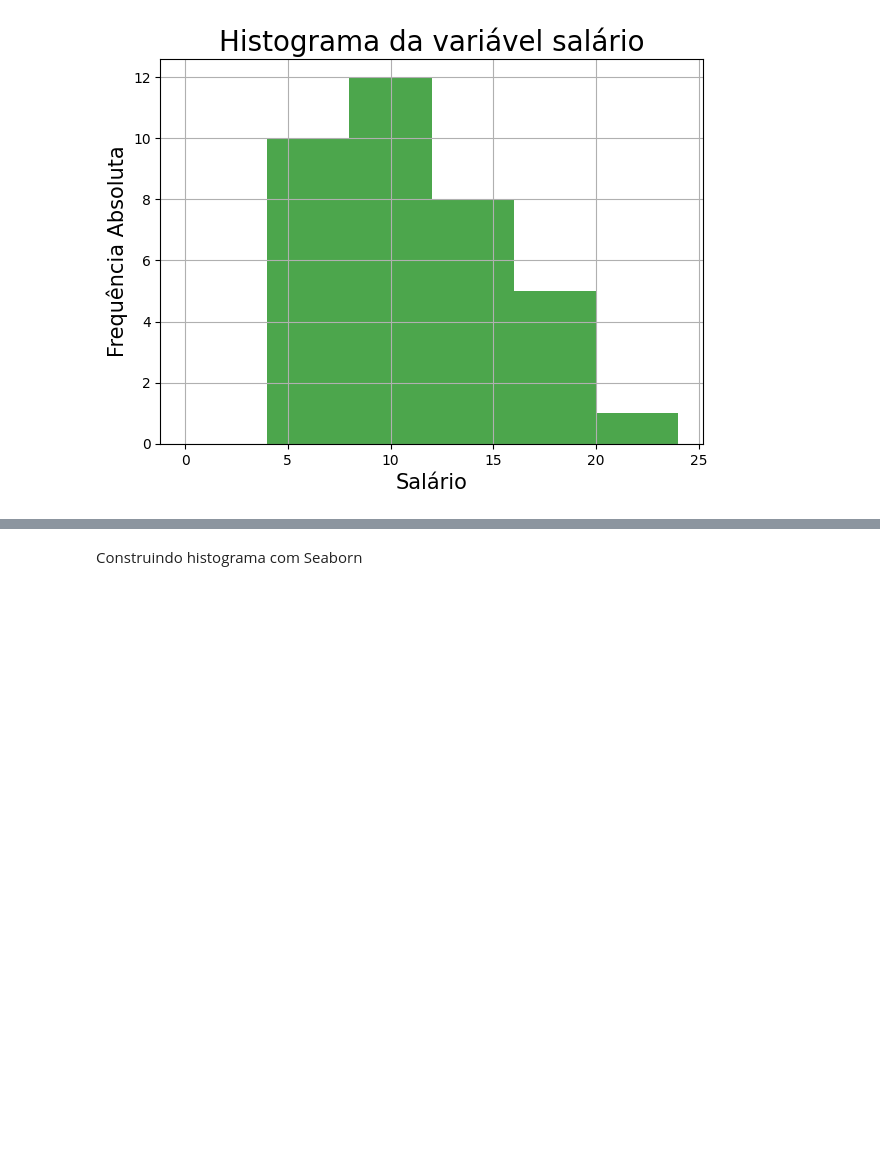
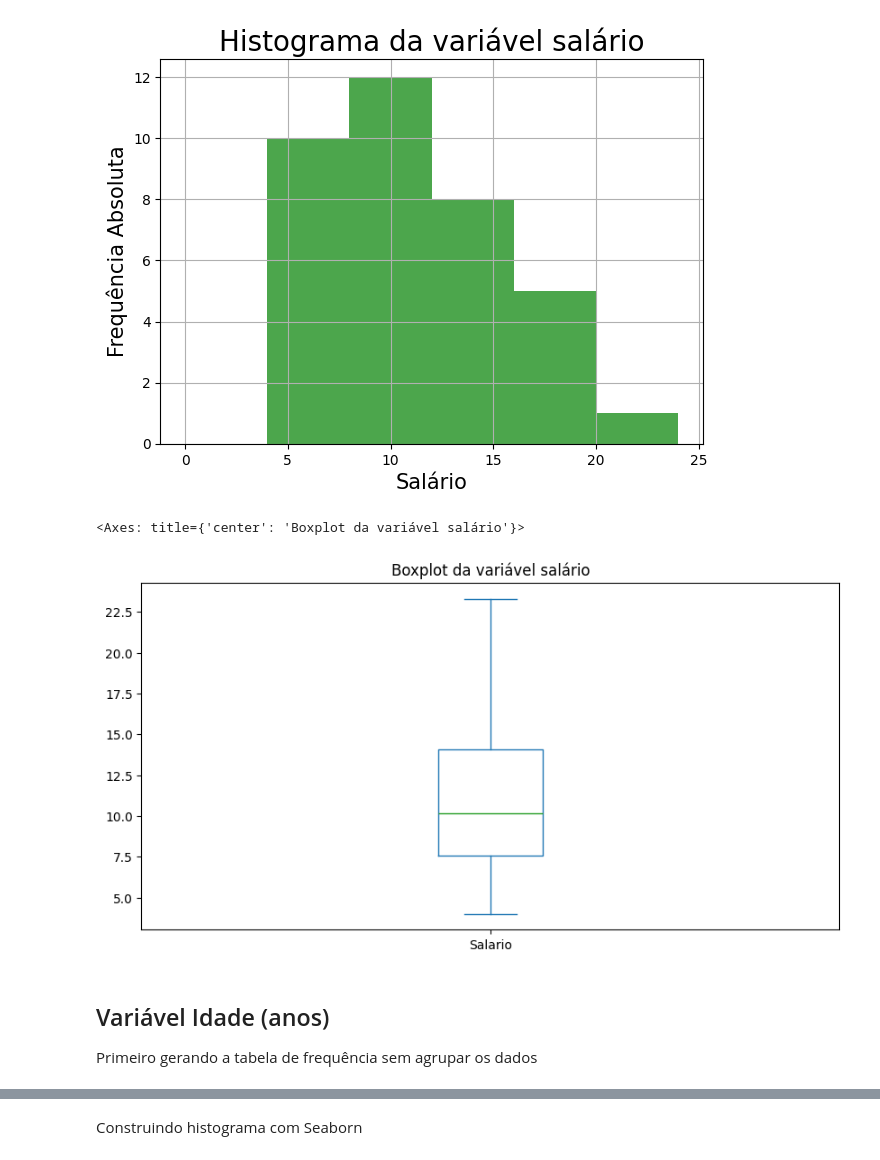
Before and after one commit to pirgus/Analise-Exploratoria-de-Dados, a Jupyter notebook: analise_exploratoria.ipynb, the cells around one changed output, grey strips where cells are left out. Cells and saved outputs as stored; diff of their text form; code cells hidden in the pictures; blank space fills up the shorter version.

```diff
--- a/analise_exploratoria.ipynb
+++ b/analise_exploratoria.ipynb
@@ -486,3 +503,14 @@ plt.title('Histograma da variável salário', fontsize=20)
 # %% [output]
 Text(0.5, 1.0, 'Histograma da variável salário')
 [figure]
+# %%
+#blox-plot do salario
+plt.figure(figsize = (10, 5))
+df_milsa['Salario'].plot(kind='box', title='Boxplot da variável salário')
+# %% [output]
+<Axes: title={'center': 'Boxplot da variável salário'}>
+[figure, added]
+# %% [markdown]
+## Variável Idade (anos)
+
+Primeiro gerando a tabela de frequência sem agrupar os dados
```
Also changed, not shown: parts of 29 cells of this notebook.
